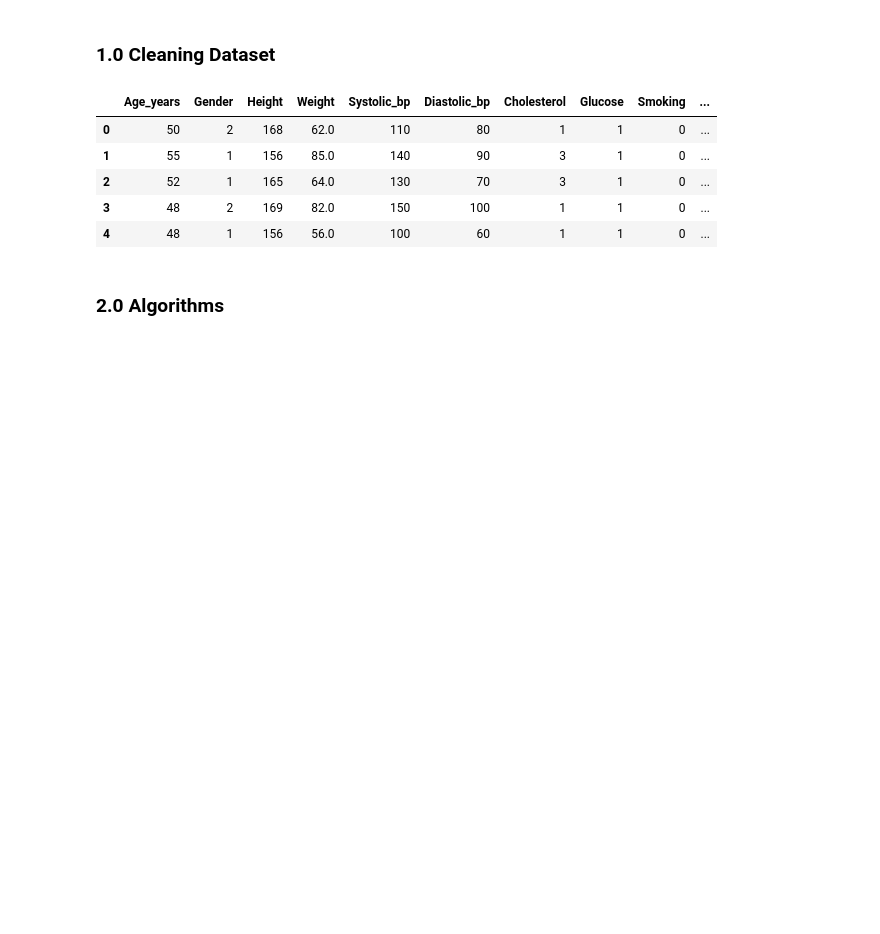
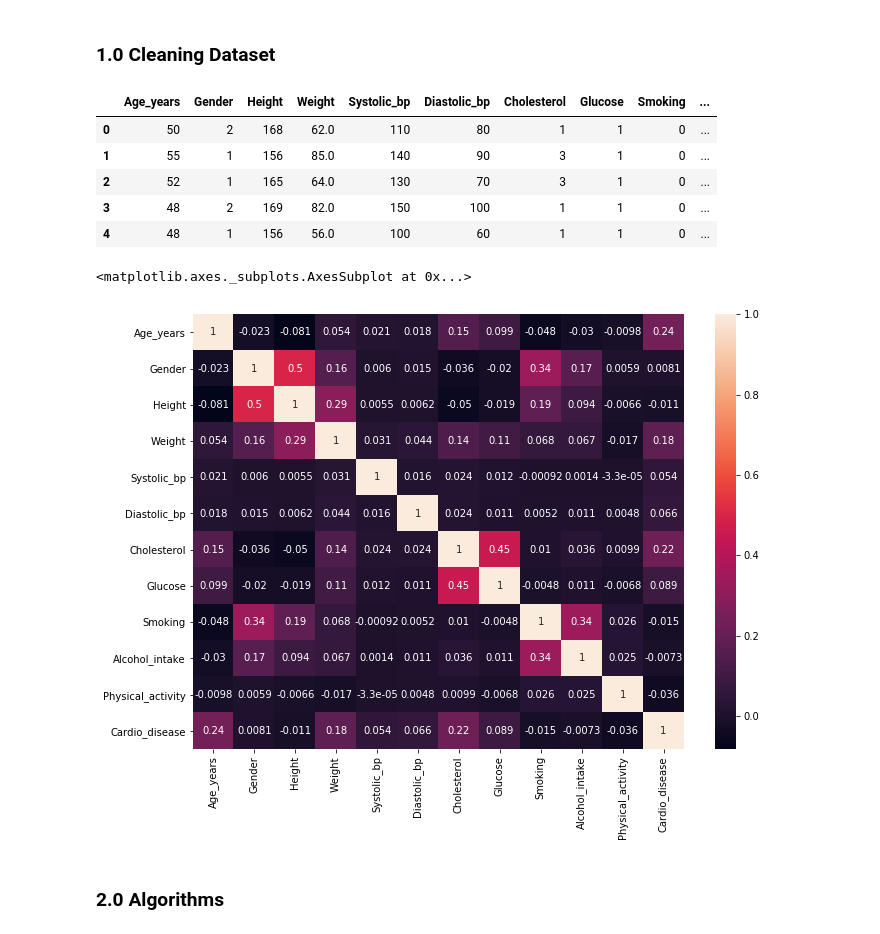
Before and after one commit to nandabezerran/MachineLearningFP, a Jupyter notebook: FinalProject.ipynb, the cells around one changed output. Drawn from its saved outputs; the diff is of its cells as text; code cells hidden in the pictures; blank space fills up the shorter version.

```diff
--- a/FinalProject.ipynb
+++ b/FinalProject.ipynb
@@ -49,3 +49,5 @@ dataTable.head()
 | 2 | 52 | 1 | 165 | 64.0 | 130 | 70 | 3 | 1 | 0 | ... |
 | 3 | 48 | 2 | 169 | 82.0 | 150 | 100 | 1 | 1 | 0 | ... |
 | 4 | 48 | 1 | 156 | 56.0 | 100 | 60 | 1 | 1 | 0 | ... |
+# %%
+dataTableCorr = ['Age_years', 'Gender', 'Height', 'Weight', 'Systolic_bp', 'Diastolic_bp', 'Cholesterol', 'Glucose', 'Smoking', 'Alcohol_intake', 'Physical_activity', 'Cardio_disease' ]
@@ -52,2 +58,10 @@ dataTable.head()
+# %%
+corr = dataTable[dataTableCorr].corr()
+# %%
+ax = plt.subplots(figsize=(11, 8))
+sb.heatmap(corr,  annot=True, annot_kws={"size": 10})
+# %% [output]
+<matplotlib.axes._subplots.AxesSubplot at 0x...>
+[figure, added]
 # %% [markdown]
 ### 2.0 Algorithms
```
Also changed, not shown: parts of 2 cells of this notebook.
